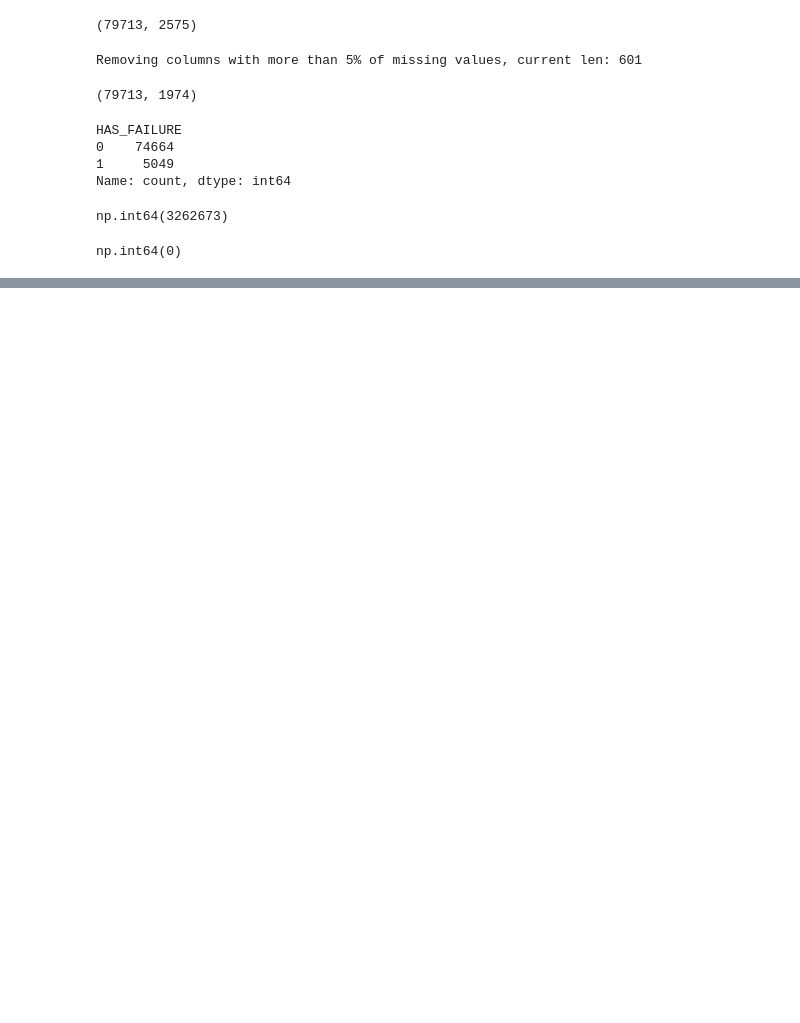
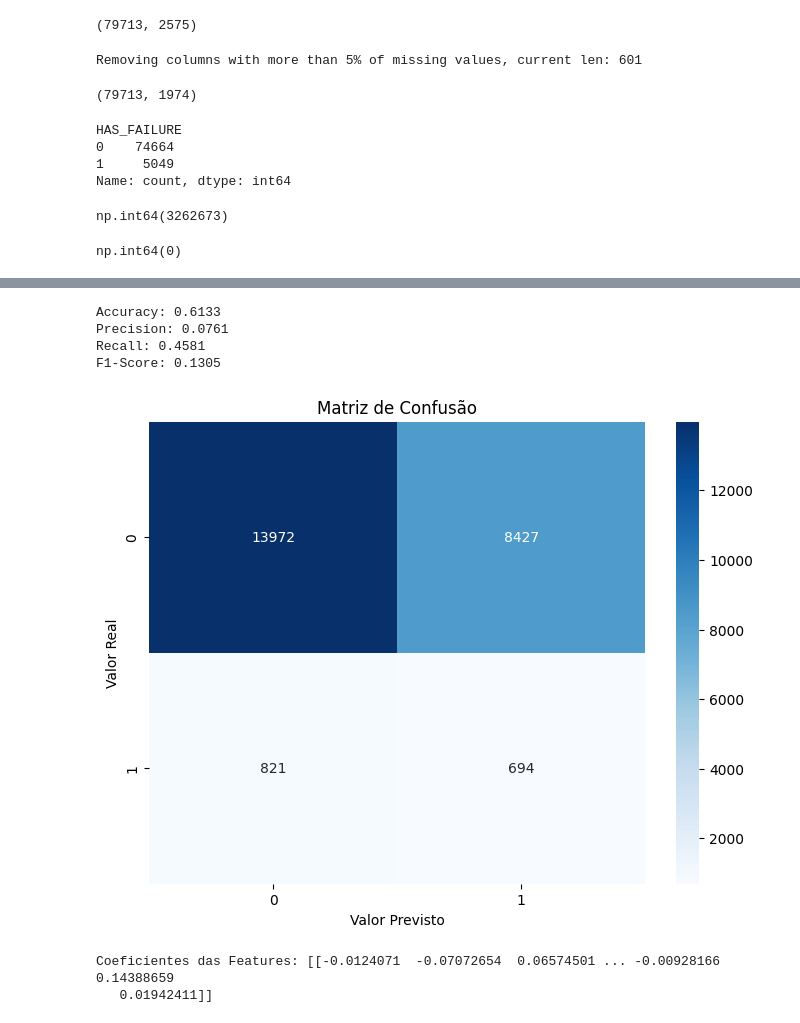
Before and after one commit to Inteli-College/2024-2A-T08-EC07-G02, a Jupyter notebook: src/model/main.ipynb, the cells around one changed output, grey strips where cells are left out. Drawn from its saved outputs; the diff is of its cells as text; code cells hidden in the pictures; blank space fills up the shorter version.

Commit message:
feat(model): :sparkles: New model with sampling

```diff
--- a/src/model/main.ipynb
+++ b/src/model/main.ipynb
@@ -663,0 +772,59 @@ with torch.no_grad():
+# %%
+from sklearn.model_selection import train_test_split
+from sklearn.preprocessing import StandardScaler
+from sklearn.linear_model import LogisticRegression
+from sklearn.metrics import accuracy_score, precision_score, recall_score, f1_score, confusion_matrix
+import numpy as np
+import matplotlib.pyplot as plt
+import seaborn as sns
+
+# Preparar os dados
+X = pivot_df.drop(columns=['HAS_FAILURE', 'KNR']).values
+y = pivot_df['HAS_FAILURE'].values
+
+# Dividir em conjuntos de treino e teste
+X_train, X_test, y_train, y_test = train_test_split(X, y, test_size=0.3, random_state=42, stratify=y)
+
+# Padronizar os dados
+scaler = StandardScaler()
+X_train = scaler.fit_transform(X_train)
+X_test = scaler.transform(X_test)
+
+# Treinar o modelo Logistic Regression com L1 regularization e ajuste de class_weight
+logreg = LogisticRegression(penalty='l1', solver='saga', class_weight='balanced', random_state=42, max_iter=1000)
+logreg.fit(X_train, y_train)
+
+# Prever no conjunto de teste
+y_pred = logreg.predict(X_test)
+
+# Avaliar o desempenho do modelo
+accuracy = accuracy_score(y_test, y_pred)
+precision = precision_score(y_test, y_pred)
+recall = recall_score(y_test, y_pred)
+f1 = f1_score(y_test, y_pred)
+conf_matrix = confusion_matrix(y_test, y_pred)
+
+print(f"Accuracy: {accuracy:.4f}")
+print(f"Precision: {precision:.4f}")
+print(f"Recall: {recall:.4f}")
+print(f"F1-Score: {f1:.4f}")
+
+# Exibir a matriz de confusão
+plt.figure(figsize=(8, 6))
+sns.heatmap(conf_matrix, annot=True, fmt="d", cmap="Blues")
+plt.title('Matriz de Confusão')
+plt.ylabel('Valor Real')
+plt.xlabel('Valor Previsto')
+plt.show()
+
+# Analisar a importância das features
+coef = logreg.coef_
+print("Coeficientes das Features:", coef)
+# %% [output]
+Accuracy: 0.6133
+Precision: 0.0761
+Recall: 0.4581
+F1-Score: 0.1305
+[figure, added]
+Coeficientes das Features: [[-0.0124071  -0.07072654  0.06574501 ... -0.00928166  0.14388659
+   0.01942411]]
```
Also changed, not shown: parts of 13 cells of this notebook.
